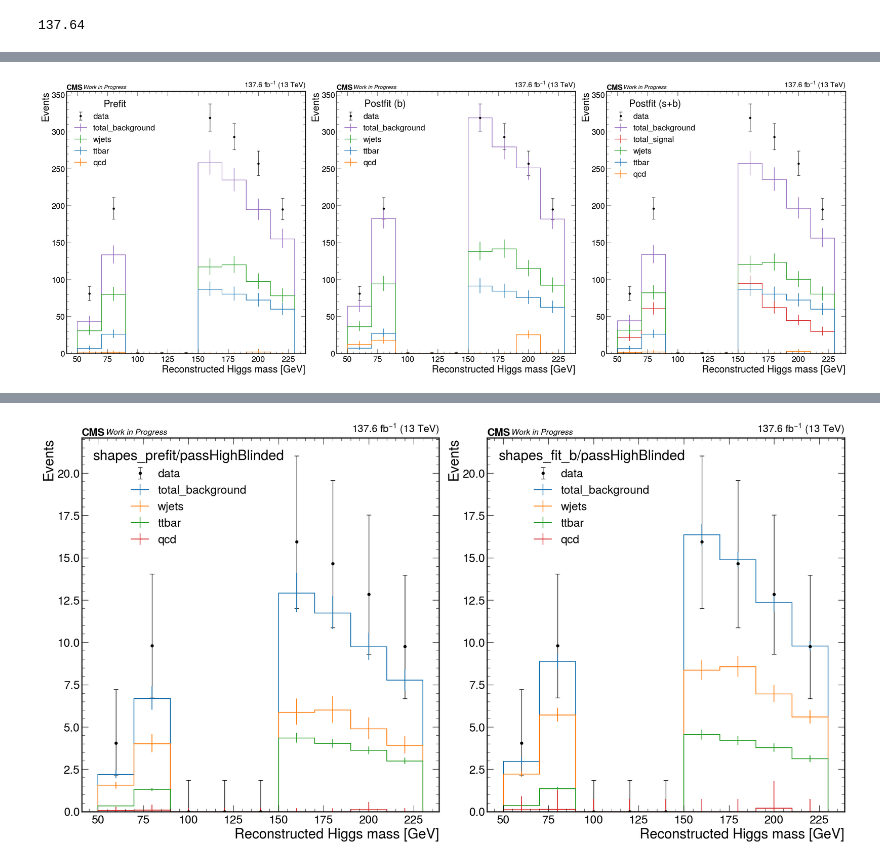
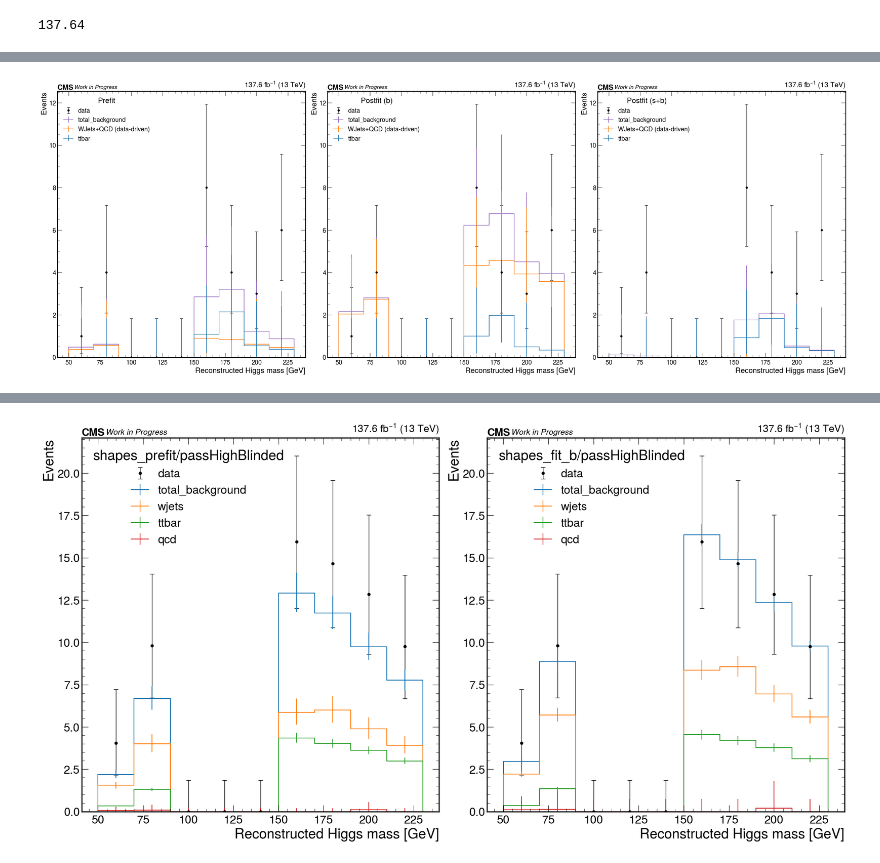
Before and after one commit to quinnanm/boostedhiggs, a Jupyter notebook: binder/combine.ipynb, the cells around one changed output, grey strips where cells are left out. Drawn from its saved outputs; the diff is of its cells as text; code cells hidden in the pictures.

```diff
--- a/binder/combine.ipynb
+++ b/binder/combine.ipynb
@@ -132,14 +147,15 @@ color_by_sample = {
     "ttbar": "tab:blue",
     "WZQQ": "salmon",
 #     "SingleTop": "tab:cyan",
+    "CMS_HWW_boosted_qcd_datadriven_SR1Blinded": "tab:orange",
 }
 
 samples = [
     "data",
     "total_background",
-    "total_signal",
-#     "CMS_HWW_boosted_qcd_datadriven",
-    "wjets",
+#     "total_signal",
+    "CMS_HWW_boosted_qcd_datadriven_SR1Blinded",
+#     "wjets",
     "ttbar",
-    "qcd",
+#     "qcd",
 ]
@@ -147,12 +185,18 @@ samples = [
 f = uproot.open("fitDiagnosticsBlinded.root")
 binwidth = 20
 
-# region = "wjetsCR"
-region = "passHighBlinded"
-# region = "passMediumBlinded"
+region = "WJetsCRBlinded"
+region = "SR1Blinded"
+# region = "SR2Blinded"
 
-fig, axs = plt.subplots(1, 3, figsize=(30,11), constrained_layout=True)
-for i, key in enumerate([f"shapes_prefit", f"shapes_fit_b", f"shapes_fit_s"]):
+do = [f"shapes_prefit", f"shapes_fit_b"]
+do = [f"shapes_prefit", f"shapes_fit_b", "shapes_fit_s"]
+if len(do) == 2:
+    fig, axs = plt.subplots(1, 2, figsize=(25,11), constrained_layout=True)
+else:
+    fig, axs = plt.subplots(1, 3, figsize=(30,11), constrained_layout=True)
+
+for i, key in enumerate(do):
 
     for sample in samples:
 
@@ -172,37 +216,37 @@ for i, key in enumerate([f"shapes_prefit", f"shapes_fit_b", f"shapes_fit_s"]):
                 bins=list(range(50, 240, 20)),
                 ax=axs[i],
                 label=sample,
                 histtype="errorbar",
                 color="k",
                 capsize=4,
             )
 
         else:
-#             if "qcd" in sample:
-#                 lab = "QCD (data-driven)"
-#             else:
-#                 lab = sample
-            lab = sample
+            if "qcd" in sample:
+                lab = "WJets+QCD (data-driven)"
+            else:
+                lab = sample
+#             lab = sample
 
             hep.histplot(
                 f[f"{key}/{region}"][sample].values()*binwidth,
                 bins=list(range(50, 240, 20)),
                 ax=axs[i],
                 histtype="step",
                 yerr=True,
                 label=lab,
                 color=color_by_sample[sample]
             )
 
 
     axs[i].legend(title=legend_lab[key], loc="upper left")
     axs[i].set_ylabel(f"Events")
     axs[i].set_xlabel(f"Reconstructed Higgs mass [GeV]")
     axs[i].set_ylim(0)
 
     hep.cms.lumitext("%.1f " % full_lumi + r"fb$^{-1}$ (13 TeV)", ax=axs[i], fontsize=20)
     hep.cms.text("Work in Progress", ax=axs[i], fontsize=15)
 
-plt.savefig(f"/Users/fmokhtar/Desktop/farakikopku5/combine.pdf")
+# plt.savefig(f"/Users/fmokhtar/Desktop/farakikopku5/combine.pdf")
 # %% [output]
-[figure, old version]
+[figure, new version]
```
Also changed, not shown: parts of 13 cells of this notebook.
